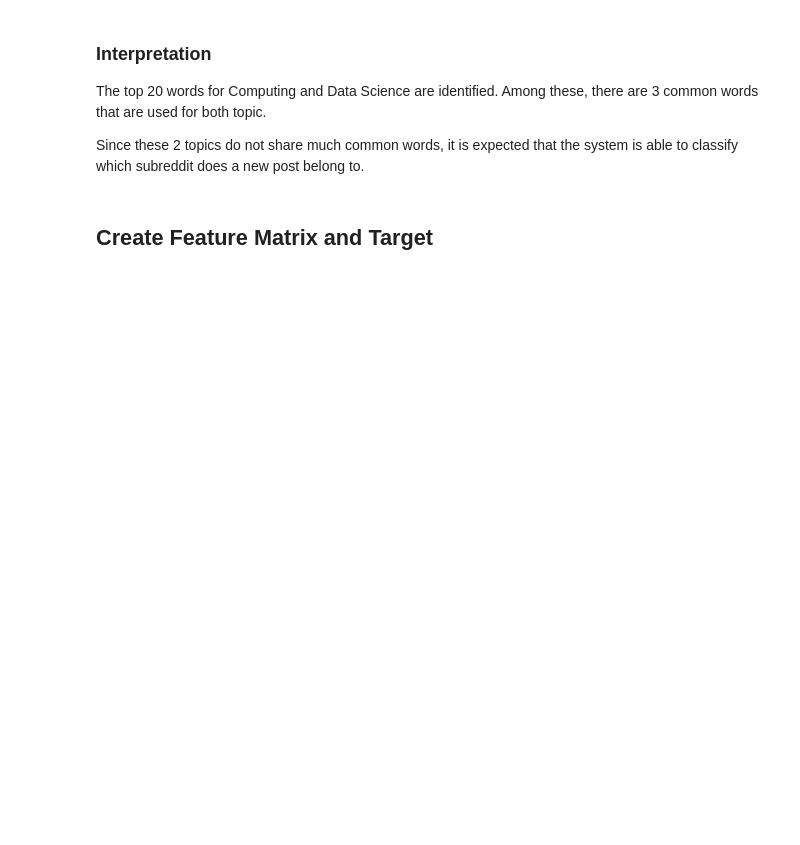
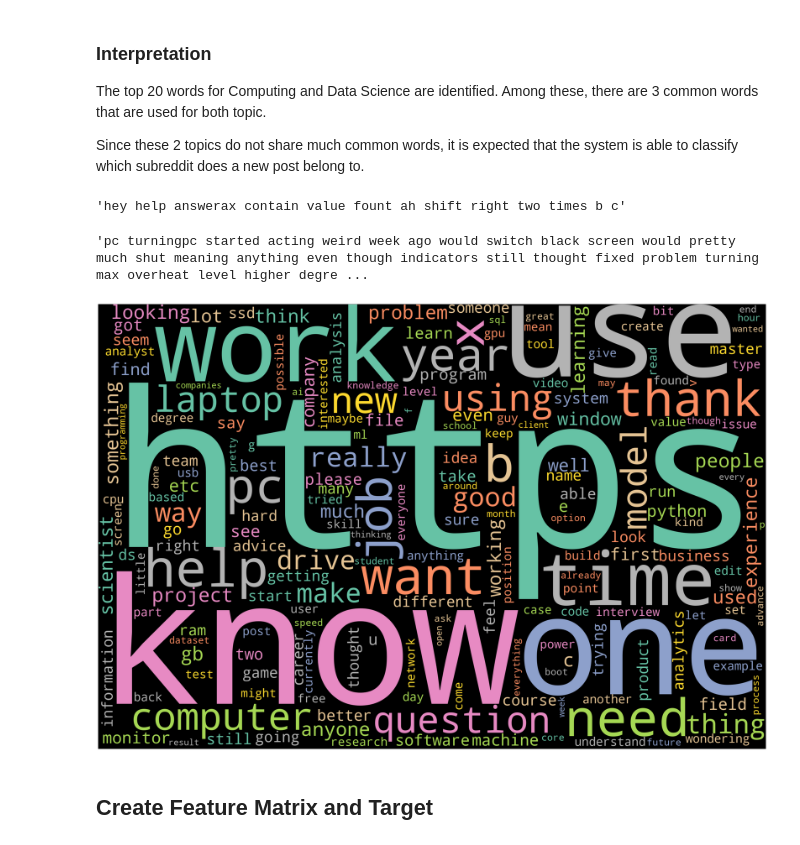
Before and after one commit to makkwokfai/dsiprojects, a Jupyter notebook: project_3/code/P3 Part 2 - Classification.ipynb, the cells around one changed output. Drawn from its saved outputs; the diff is of its cells as text; code cells hidden in the pictures; blank space fills up the shorter version.

```diff
--- a/project_3/code/P3 Part 2 - Classification.ipynb
+++ b/project_3/code/P3 Part 2 - Classification.ipynb
@@ -429,3 +429,12 @@ venn.get_label_by_id('010').set_size(13)
 The top 20 words for Computing and Data Science are identified. Among these, there are 3 common words that are used for both topic.
 
 Since these 2 topics do not share much common words, it is expected that the system is able to classify which subreddit does a new post belong to.
+# %%
+# Define a function to plot word cloud
+def plot_cloud(wordcloud):
+    # Set figure size
+    plt.figure(figsize=(40, 30))
+    # Display image
+    plt.imshow(wordcloud)
+    # No axis details
+    plt.axis("off");
@@ -432,3 +444,22 @@ Since these 2 topics do not share much common words, it is expected that the sys
+# %%
+text = ' '.join([x for x in df['New']])
+# %%
+df['New'][1]
+# %% [output]
+'hey help answerax contain value fount ah shift right two times b c'
+# %%
+text[:1000]
+# %% [output]
+'pc turningpc started acting weird week ago would switch black screen would pretty much shut meaning anything even though indicators still thought fixed problem turning max overheat level higher degre ...
+# %%
+# Generate wordcloud
+wordcloud = WordCloud(width = 3000, height = 2000, random_state=1, \
+                      background_color='black', colormap='Set2', \
+                      collocations=False, stopwords = STOPWORDS).generate(text)
+# Plot
+plot_cloud(wordcloud)
+# %% [output]
+[figure, added]
 # %% [markdown]
 ## Create Feature Matrix and Target
 # %%
```
Also changed, not shown: parts of 9 cells of this notebook, 9 other files.
